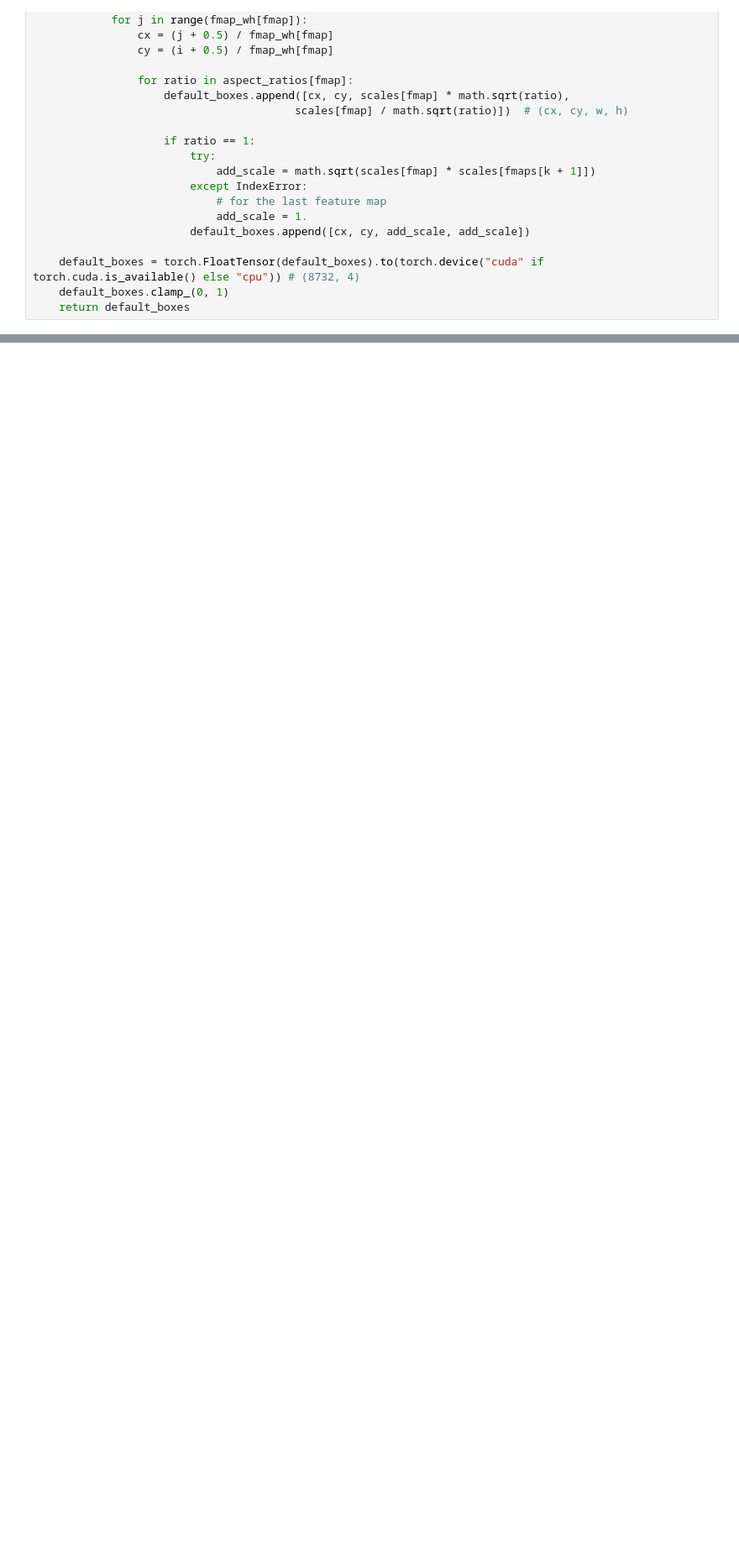
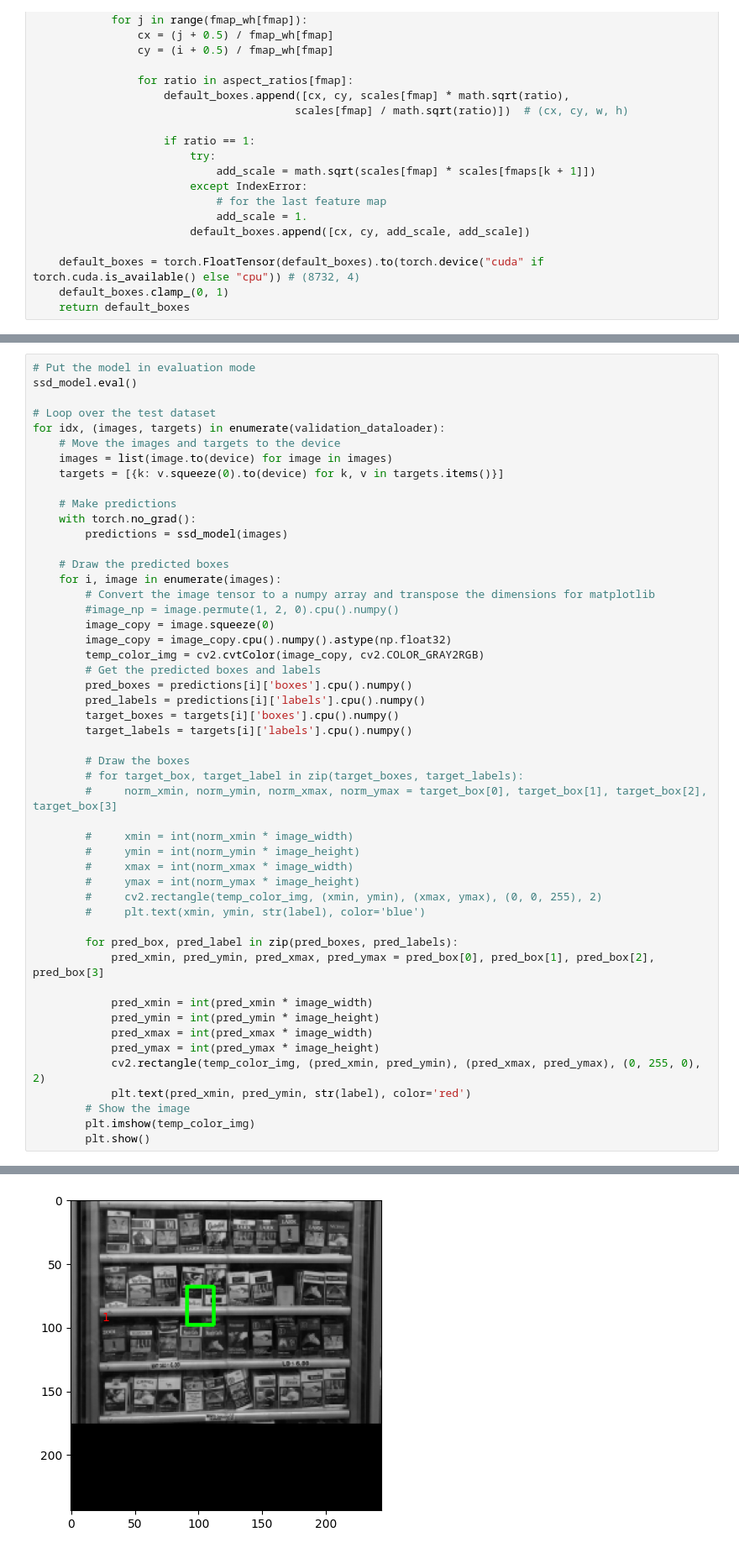
Before and after one commit to calimandaniel/GroceryDetection, a Jupyter notebook: SSD.ipynb, the cells around one changed output, grey strips where cells are left out. Shown at 84% size. Cells and saved outputs as stored; diff of their text form; blank space fills up the shorter version.

```diff
--- a/SSD.ipynb
+++ b/SSD.ipynb
@@ -517,0 +533,51 @@ AttributeError: 'dict' object has no attribute 'numpy'
+# %%
+# Put the model in evaluation mode
+ssd_model.eval()
+
+# Loop over the test dataset
+for idx, (images, targets) in enumerate(validation_dataloader):
+    # Move the images and targets to the device
+    images = list(image.to(device) for image in images)
+    targets = [{k: v.squeeze(0).to(device) for k, v in targets.items()}]
+
+    # Make predictions
+    with torch.no_grad():
+        predictions = ssd_model(images)
+
+    # Draw the predicted boxes
+    for i, image in enumerate(images):
+        # Convert the image tensor to a numpy array and transpose the dimensions for matplotlib
+        #image_np = image.permute(1, 2, 0).cpu().numpy()
+        image_copy = image.squeeze(0)
+        image_copy = image_copy.cpu().numpy().astype(np.float32)
+        temp_color_img = cv2.cvtColor(image_copy, cv2.COLOR_GRAY2RGB)
+        # Get the predicted boxes and labels
+        pred_boxes = predictions[i]['boxes'].cpu().numpy()
+        pred_labels = predictions[i]['labels'].cpu().numpy()
+        target_boxes = targets[i]['boxes'].cpu().numpy()
+        target_labels = targets[i]['labels'].cpu().numpy()
+
+        # Draw the boxes
+        # for target_box, target_label in zip(target_boxes, target_labels):
+        #     norm_xmin, norm_ymin, norm_xmax, norm_ymax = target_box[0], target_box[1], target_box[2], target_box[3]
+
+        #     xmin = int(norm_xmin * image_width)
+        #     ymin = int(norm_ymin * image_height)
+        #     xmax = int(norm_xmax * image_width)
+        #     ymax = int(norm_ymax * image_height)
+        #     cv2.rectangle(temp_color_img, (xmin, ymin), (xmax, ymax), (0, 0, 255), 2)
+        #     plt.text(xmin, ymin, str(label), color='blue')
+
+        for pred_box, pred_label in zip(pred_boxes, pred_labels):
+            pred_xmin, pred_ymin, pred_xmax, pred_ymax = pred_box[0], pred_box[1], pred_box[2], pred_box[3]
+
+            pred_xmin = int(pred_xmin * image_width)
+            pred_ymin = int(pred_ymin * image_height)
+            pred_xmax = int(pred_xmax * image_width)
+            pred_ymax = int(pred_ymax * image_height)
+            cv2.rectangle(temp_color_img, (pred_xmin, pred_ymin), (pred_xmax, pred_ymax), (0, 255, 0), 2)
+            plt.text(pred_xmin, pred_ymin, str(label), color='red')
+        # Show the image
+        plt.imshow(temp_color_img)
+        plt.show()
+# %% [output]
@@ -517,0 +585 @@ AttributeError: 'dict' object has no attribute 'numpy'
+[figure, added]
```
Also changed, not shown: parts of 4 cells of this notebook.
